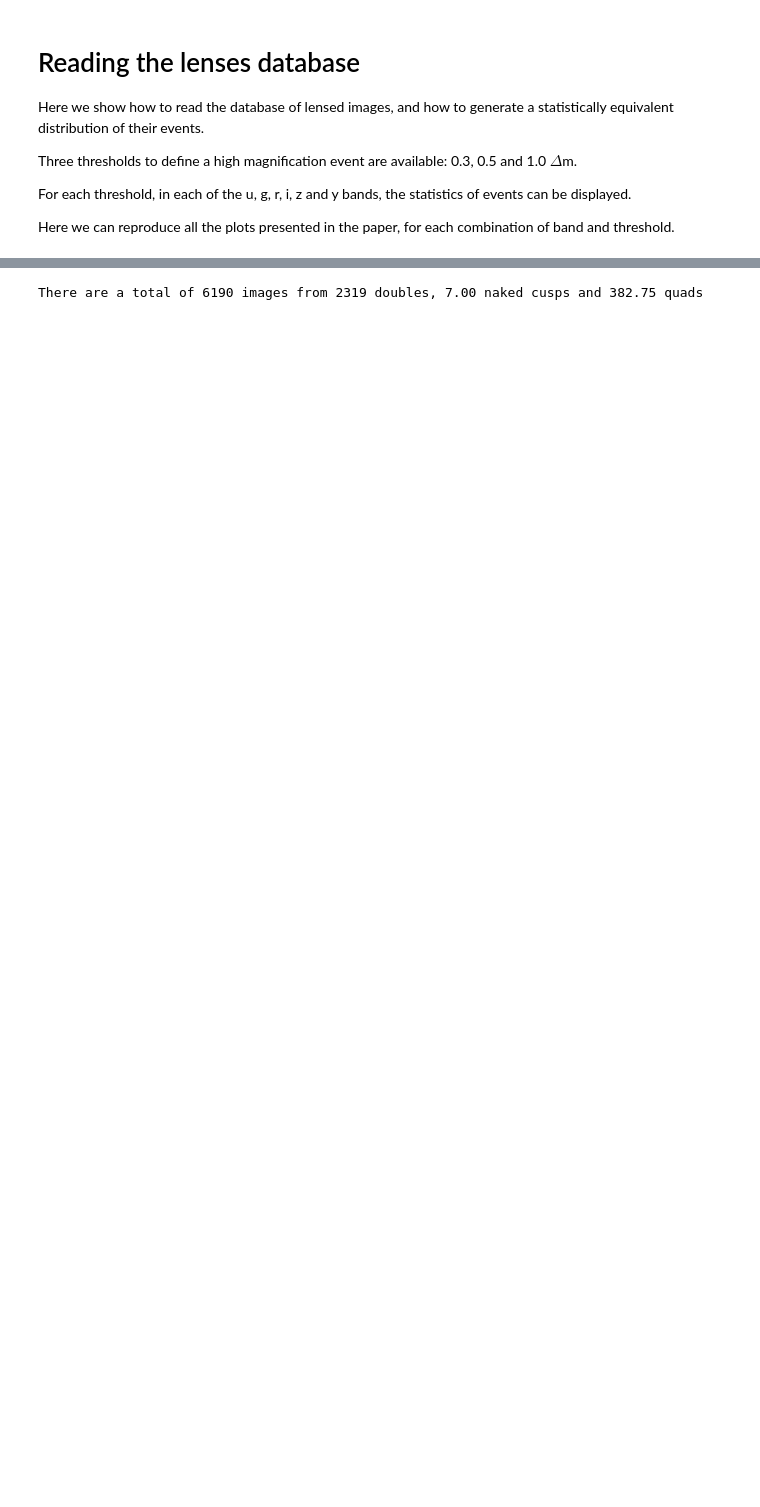
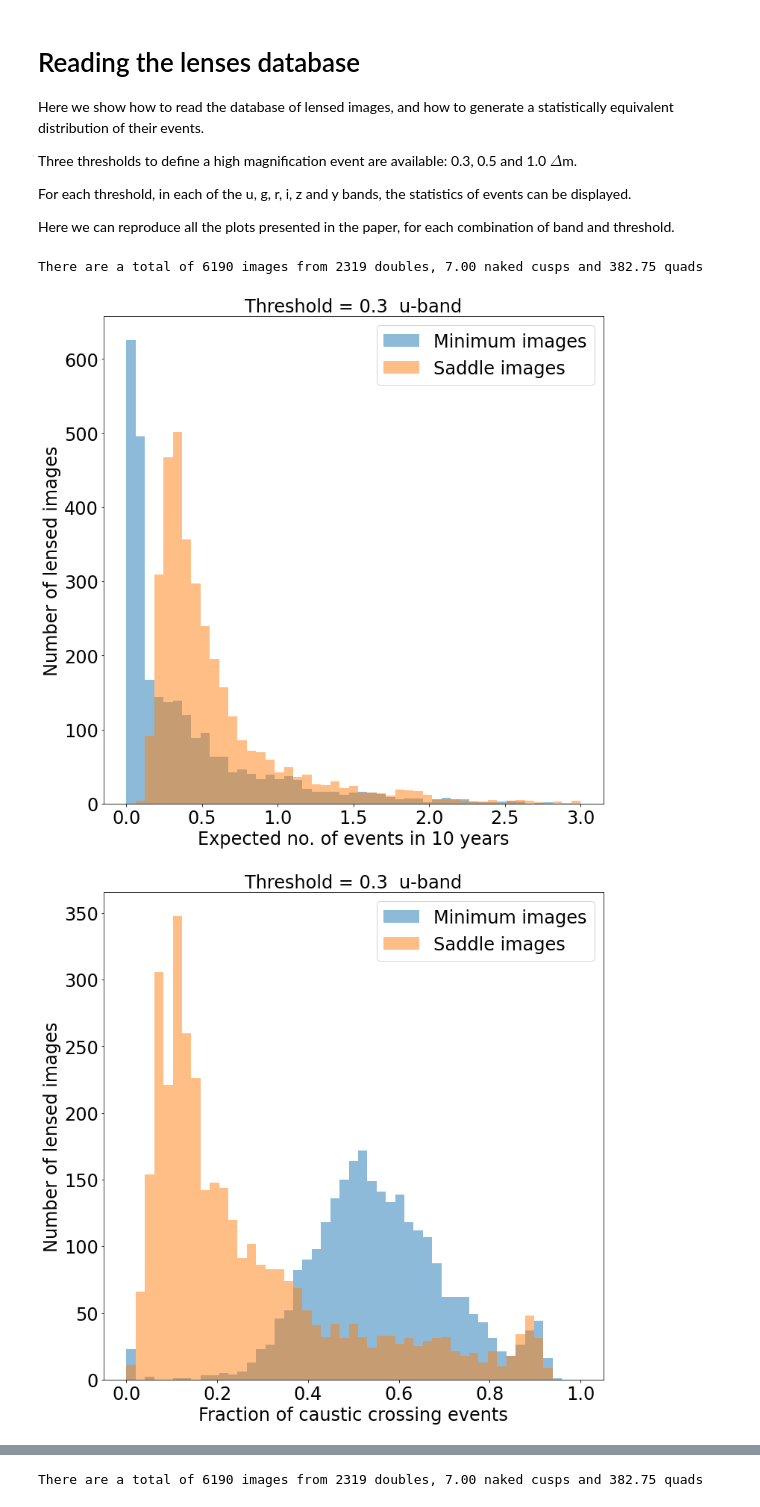
Before and after one commit to fcneirad/OM10-HME, a Jupyter notebook: Appendix.ipynb, the cells around one changed output, grey strips where cells are left out. Saved outputs shown, nothing was run; the diff lists cells and outputs as text; code cells hidden in the pictures; blank space fills up the shorter version.

```diff
--- a/Appendix.ipynb
+++ b/Appendix.ipynb
@@ -12,0 +14,16 @@ import nav22
+# %%
+thresholds = [0.3, 0.5, 1.0]
+bands = ['u', 'r', 'z']
+for threshold in thresholds:
+    for band in bands:
+        lenses = nav22.DB(band=band, threshold=threshold)
+        lenses.expectedEvents()
+        lenses.fractionCaustic()
+        lenses.plot_all()
+        lenses.plot_all(cc_only=True)
+        lenses.plot_all(exclude_cc=True)
+        plt.show()
+# %% [output]
+There are a total of 6190 images from 2319 doubles, 7.00 naked cusps and 382.75 quads
+[figure, added]
+[figure, added]
```
Also changed, not shown: parts of 4 cells of this notebook, 2 other files.
